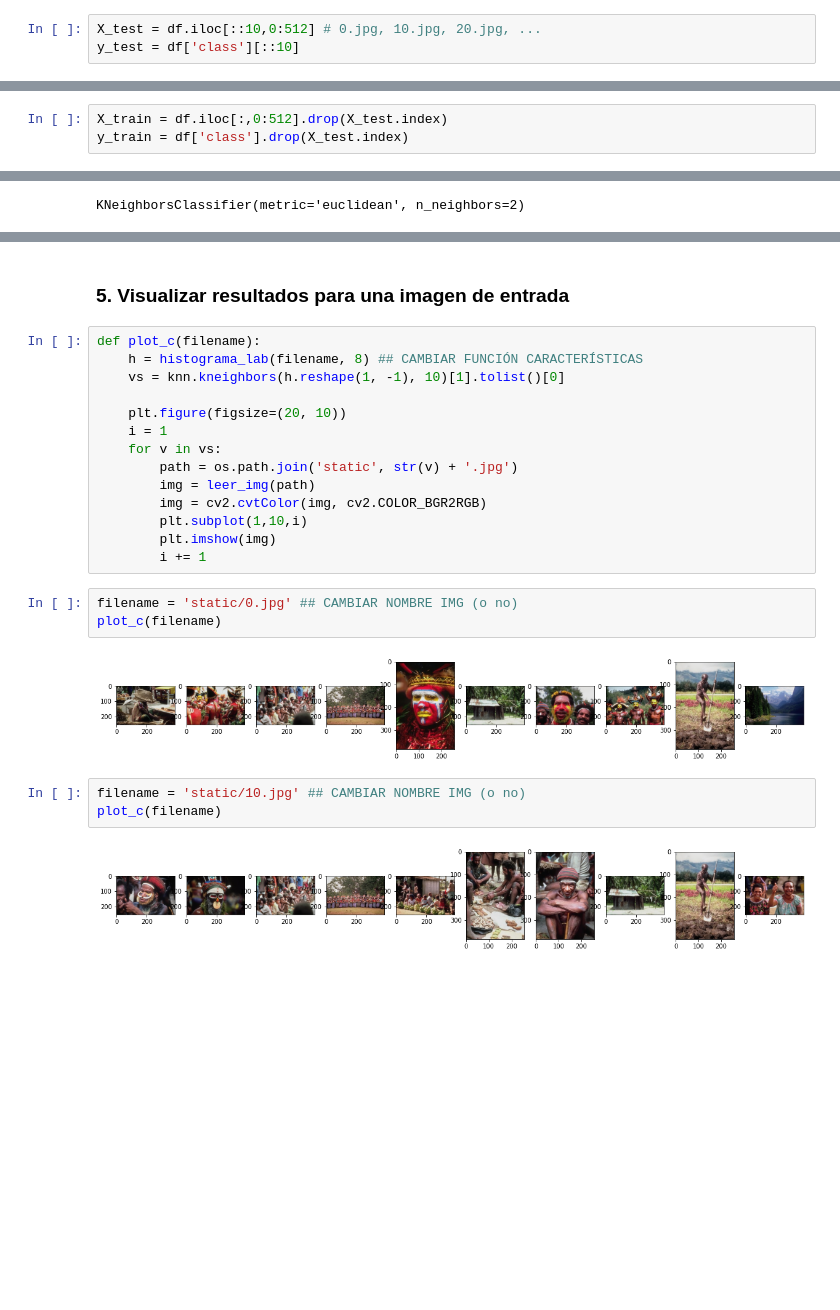
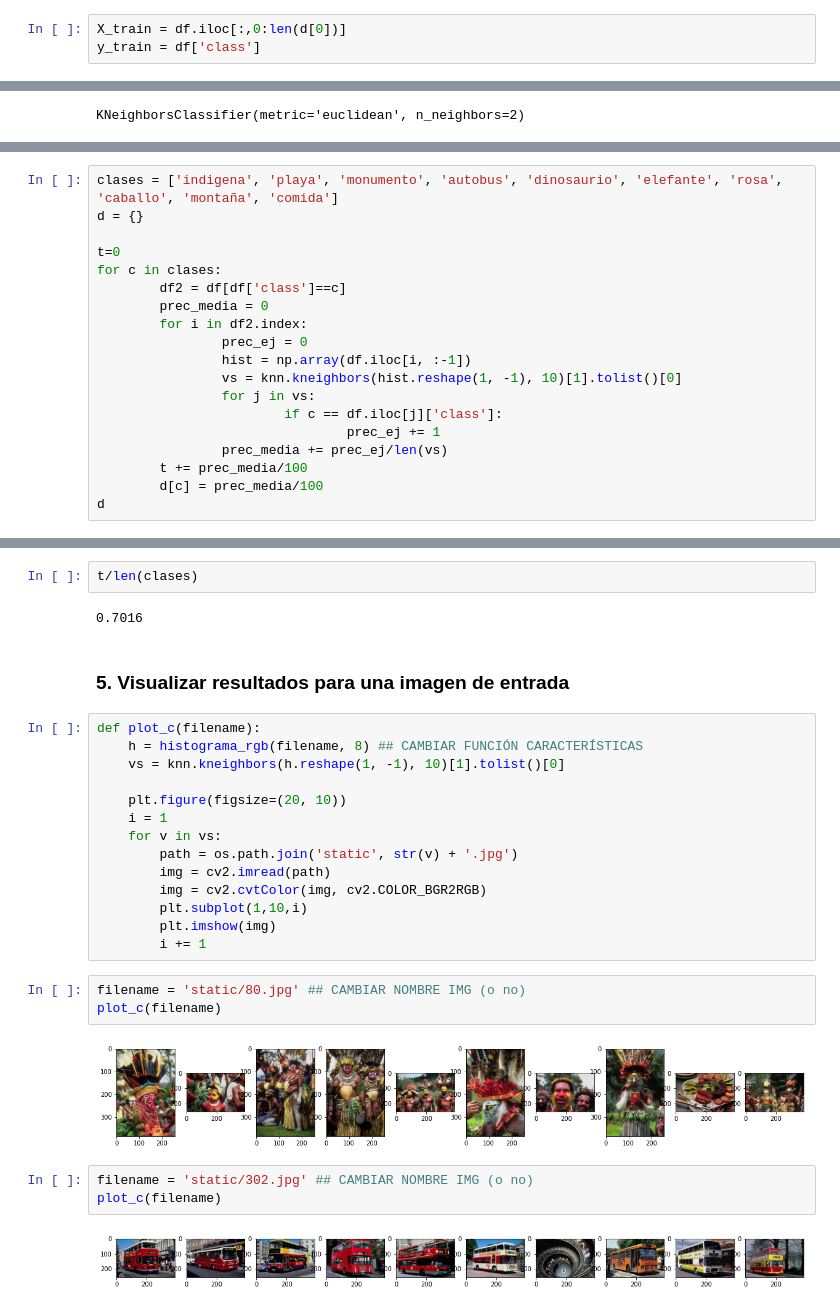
Before and after one commit to alba-lopez/cbir, a Jupyter notebook: knn_pruebas.ipynb, the cells around one changed output, grey strips where cells are left out. Saved outputs shown, nothing was run; the diff lists cells and outputs as text; blank space fills up the shorter version.

```diff
--- a/knn_pruebas.ipynb
+++ b/knn_pruebas.ipynb
@@ -80,5 +94,5 @@ df.head(5)
 # %% [markdown]
 ### 4. Entrenar y evaluar modelo KNN:
 # %%
-X_test = df.iloc[::10,0:512] # 0.jpg, 10.jpg, 20.jpg, ...
-y_test = df['class'][::10]
+X_train = df.iloc[:,0:len(d[0])]
+y_train = df['class']
@@ -89,6 +99,3 @@ X_test.shape
-# %%
-X_train = df.iloc[:,0:512].drop(X_test.index)
-y_train = df['class'].drop(X_test.index)
 # %%
 X_train.shape
 # %% [output]
@@ -126,0 +108,19 @@ Test Recall 0.6799999999999999
+# %%
+clases = ['indigena', 'playa', 'monumento', 'autobus', 'dinosaurio', 'elefante', 'rosa', 'caballo', 'montaña', 'comida']
+d = {}
+
+t=0
+for c in clases:
+        df2 = df[df['class']==c]
+        prec_media = 0
+        for i in df2.index:
+                prec_ej = 0
+                hist = np.array(df.iloc[i, :-1])
+                vs = knn.kneighbors(hist.reshape(1, -1), 10)[1].tolist()[0]
+                for j in vs:
+                        if c == df.iloc[j]['class']:
+                                prec_ej += 1
+                prec_media += prec_ej/len(vs)
+        t += prec_media/100
+        d[c] = prec_media/100
+d
@@ -127,27 +138,31 @@ Test Recall 0.6799999999999999
+# %%
+t/len(clases)
+# %% [output]
+0.7016
 # %% [markdown]
 ### 5. Visualizar resultados para una imagen de entrada
 # %%
 def plot_c(filename):
-    h = histograma_lab(filename, 8) ## CAMBIAR FUNCIÓN CARACTERÍSTICAS
+    h = histograma_rgb(filename, 8) ## CAMBIAR FUNCIÓN CARACTERÍSTICAS
     vs = knn.kneighbors(h.reshape(1, -1), 10)[1].tolist()[0]
 
     plt.figure(figsize=(20, 10))
     i = 1
     for v in vs:
         path = os.path.join('static', str(v) + '.jpg')
-        img = leer_img(path)
+        img = cv2.imread(path)
         img = cv2.cvtColor(img, cv2.COLOR_BGR2RGB)
         plt.subplot(1,10,i)
         plt.imshow(img)
         i += 1
 # %%
-filename = 'static/0.jpg' ## CAMBIAR NOMBRE IMG (o no)
+filename = 'static/80.jpg' ## CAMBIAR NOMBRE IMG (o no)
 plot_c(filename)
 # %% [output]
-[figure, old version]
+[figure, new version]
 # %%
-filename = 'static/10.jpg' ## CAMBIAR NOMBRE IMG (o no)
+filename = 'static/302.jpg' ## CAMBIAR NOMBRE IMG (o no)
 plot_c(filename)
 # %% [output]
-[figure, old version]
+[figure, new version]
 # %%
```
Also changed, not shown: parts of 21 cells of this notebook, 18 other files.
